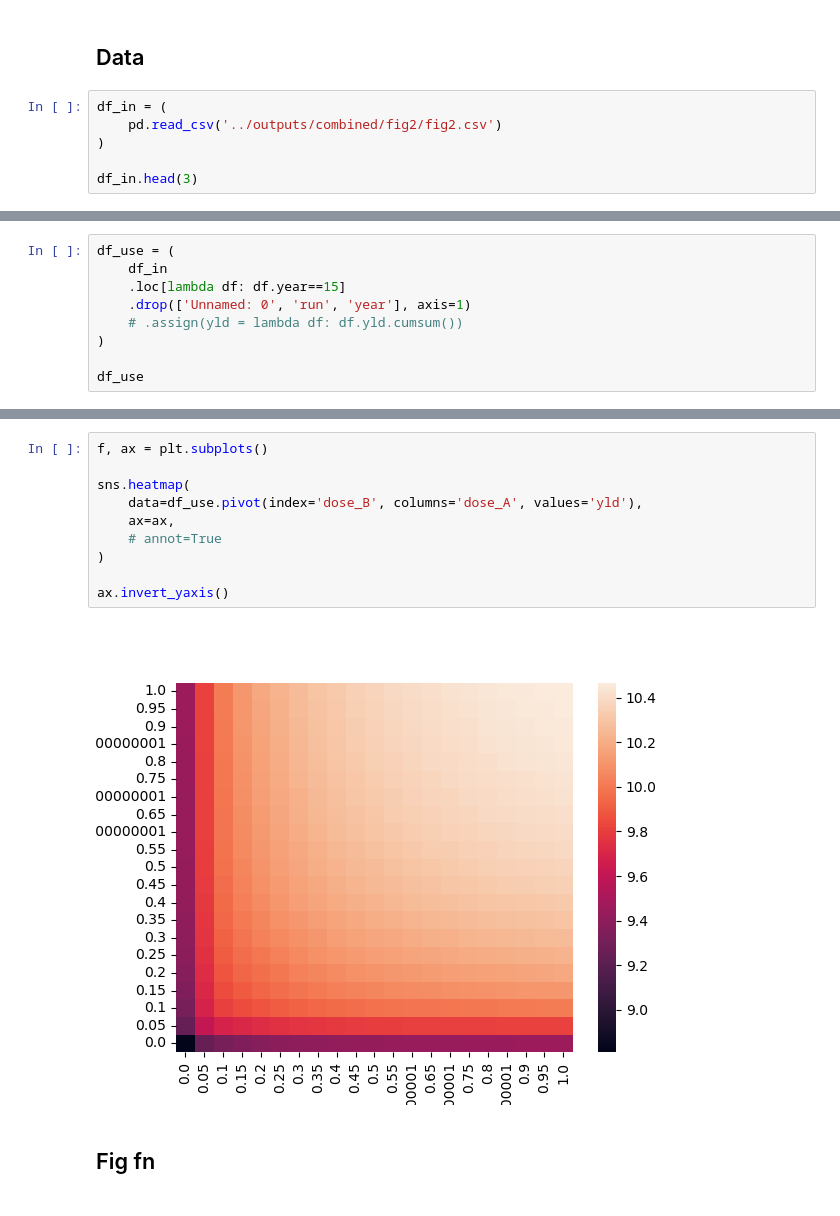
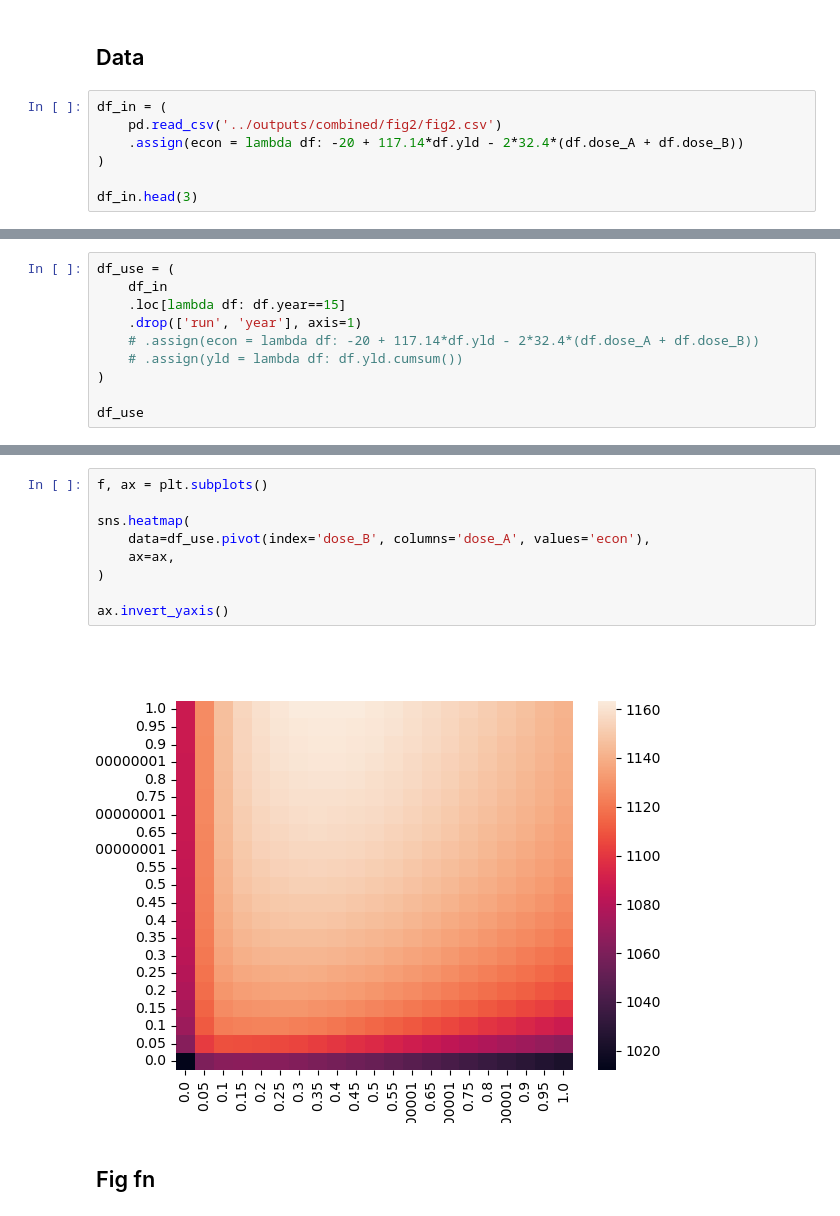
Before and after one commit to nt409/quant-res-doses, a Jupyter notebook: notebooks/102_fig2.ipynb, the cells around one changed output, grey strips where cells are left out. Drawn from its saved outputs; the diff is of its cells as text.

```diff
--- a/notebooks/102_fig2.ipynb
+++ b/notebooks/102_fig2.ipynb
@@ -58,6 +58,7 @@ COLZ = sns.color_palette('muted').as_hex()
 # %%
 df_in = (
     pd.read_csv('../outputs/combined/fig2/fig2.csv')
+    .assign(econ = lambda df: -20 + 117.14*df.yld - 2*32.4*(df.dose_A + df.dose_B))
 )
 
 df_in.head(3)
@@ -70,7 +71,8 @@ df_in.head(3)
 df_use = (
     df_in
     .loc[lambda df: df.year==15]
-    .drop(['Unnamed: 0', 'run', 'year'], axis=1)
+    .drop(['run', 'year'], axis=1)
+    # .assign(econ = lambda df: -20 + 117.14*df.yld - 2*32.4*(df.dose_A + df.dose_B))
     # .assign(yld = lambda df: df.yld.cumsum())
 )
 
@@ -92,15 +121,14 @@ df_use
 # %%
 f, ax = plt.subplots()
 
 sns.heatmap(
-    data=df_use.pivot(index='dose_B', columns='dose_A', values='yld'),
+    data=df_use.pivot(index='dose_B', columns='dose_A', values='econ'),
     ax=ax,
-    # annot=True
 )
 
 ax.invert_yaxis()
 # %% [output]
-[figure, old version]
+[figure, new version]
 # %% [markdown]
 ## Fig fn
 # %%
```
Also changed, not shown: parts of 4 cells of this notebook, 3 other files.
